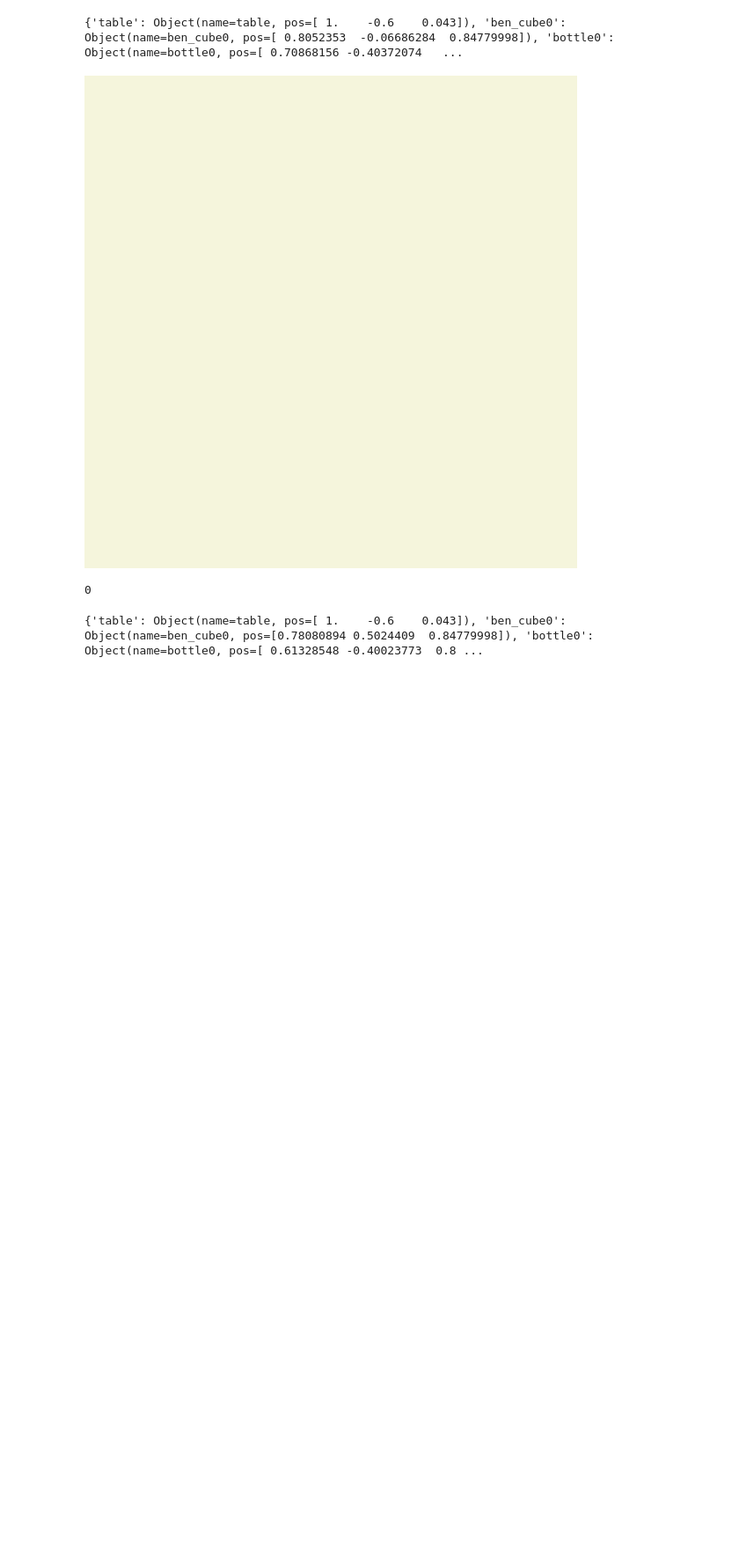
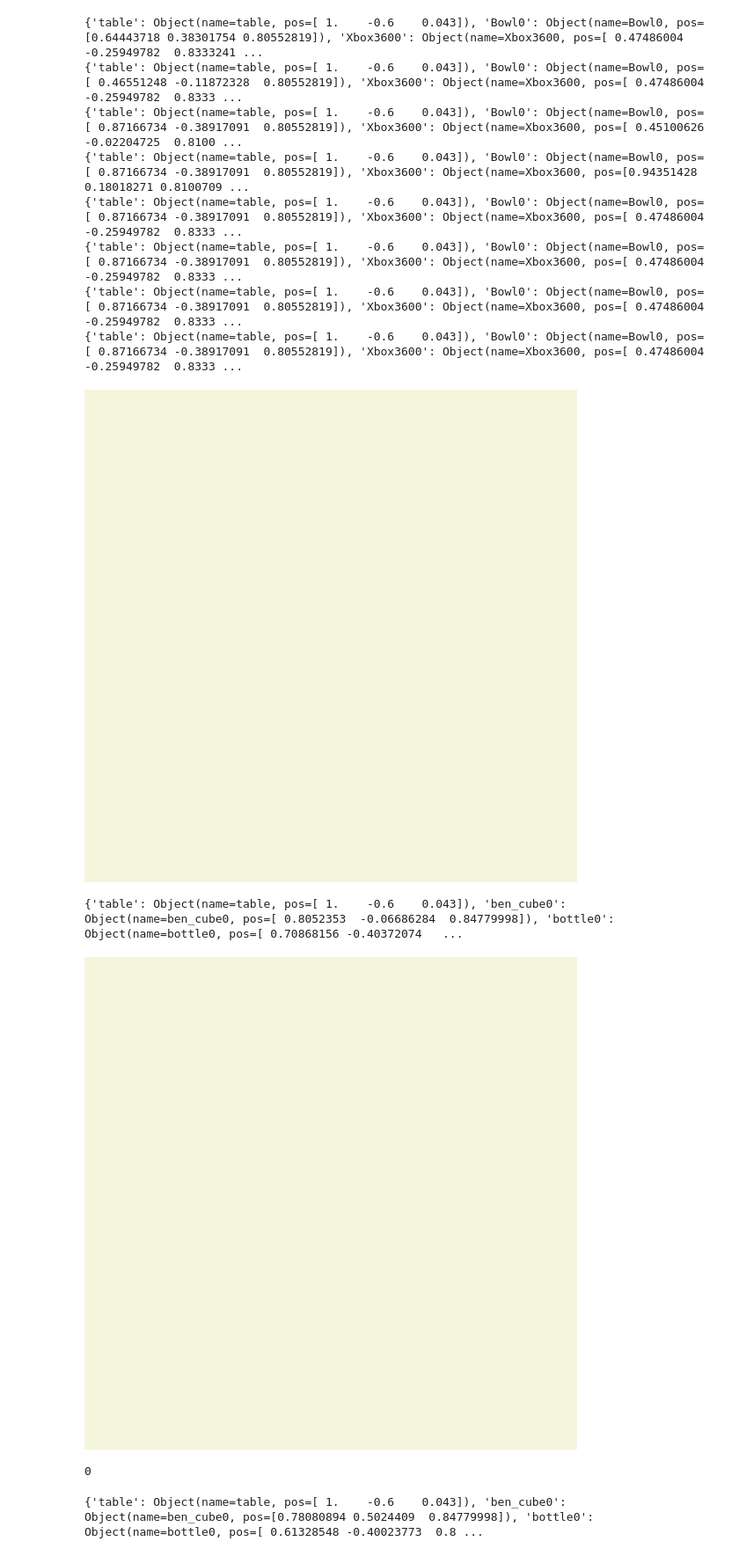
Before and after one commit to juju0111/contact_graspnet, a Jupyter notebook: contact_graspnet_study/Rearrangement_action_study/rearrngement_action_study.ipynb, the cells around one changed output. Shown at 88% size. Drawn from its saved outputs; the diff is of its cells as text; code cells hidden in the pictures; blank space fills up the shorter version.

```diff
--- a/contact_graspnet_study/Rearrangement_action_study/rearrngement_action_study.ipynb
+++ b/contact_graspnet_study/Rearrangement_action_study/rearrngement_action_study.ipynb
@@ -15,8 +15,8 @@ def make_scene_():
             "objects" : [
                         # "/home/juju/contact_graspnet/acronym/grasps/Candle_b94fcdffbd1befa57f5e345e9a3e5d44_0.012740999337464653.h5",
                         # "/home/juju/contact_graspnet/acronym/grasps/Canister_714320da4aafcb4a47be2353d2b2403b_0.00023318612778400807.h5",
-                        # "/home/juju/contact_graspnet/acronym/grasps/Bowl_2efc35a3625fa50961a9876fa6384765_0.012449533111417973.h5",
-                        # "/home/juju/contact_graspnet/acronym/grasps/Xbox360_435f39e98d2260f0d6e21b8525c3f8bb_0.002061950217848804.h5"
+                        "/home/juju/contact_graspnet/acronym/grasps/Bowl_95ac294f47fd7d87e0b49f27ced29e3_0.0008357974151618388.h5",
+                        "/home/juju/contact_graspnet/acronym/grasps/Xbox360_435f39e98d2260f0d6e21b8525c3f8bb_0.002061950217848804.h5"
                         ],
 
             "support" : "/home/juju/contact_graspnet/acronym/grasps/3Shelves_29b66fc9db2f1558e0e89fd83955713c_0.0025867867973150068.h5",
@@ -32,8 +32,8 @@ def make_scene_():
 
     args.objects.append('ben_cube.stl')
     args.objects.append('bottle.stl')
-    args.objects.append('bottle.stl')
-    args.objects.append('ben_cube.stl')
+#     args.objects.append('bottle.stl')
+#     args.objects.append('ben_cube.stl')
 
     obj_dict = {}
     object_meshes=[]
@@ -92,7 +93,7 @@ array([[ 0.99893903,  0.04605236,  0.        ,  0.78089313],
 # %%
 from copy import deepcopy
 
-actions = list(ArrangementAction.get_possible_actions_level_1())
+actions = list(ArrangementAction.get_possible_actions_level_1(scene_for_sample=rearrangement1.init_scene))
 for i in actions:
     print(i)
 # %% [output]
@@ -112,14 +117,23 @@ for i in actions:
 # %%
 from copy import deepcopy
 
-actions = list(ArrangementAction.get_possible_actions_level_1())
+actions = list(ArrangementAction.get_possible_actions_level_1(scene_for_sample=rearrangement1.init_scene))
 for i in actions:
-    for idx, transition_scene in enumerate(ArrangementAction.get_possible_transitions(scene=ArrangementAction.scene_mngr.scene, goal_location=i)):
-        print(i)
+    for idx, transition_scene in enumerate(ArrangementAction.get_possible_transitions(scene=ArrangementAction.scene_mngr.scene, action=i)):
         fig, ax = p_utils.init_3d_figure(name="Rearrangement 1")
         ArrangementAction.scene_mngr.render_scene(ax,transition_scene)
 
         ArrangementAction.scene_mngr.show()
+# %% [output]
+{'table': Object(name=table, pos=[ 1.    -0.6    0.043]), 'Bowl0': Object(name=Bowl0, pos=[0.64443718 0.38301754 0.80552819]), 'Xbox3600': Object(name=Xbox3600, pos=[ 0.47486004 -0.25949782  0.8333241 ...
+{'table': Object(name=table, pos=[ 1.    -0.6    0.043]), 'Bowl0': Object(name=Bowl0, pos=[ 0.46551248 -0.11872328  0.80552819]), 'Xbox3600': Object(name=Xbox3600, pos=[ 0.47486004 -0.25949782  0.8333 ...
+{'table': Object(name=table, pos=[ 1.    -0.6    0.043]), 'Bowl0': Object(name=Bowl0, pos=[ 0.87166734 -0.38917091  0.80552819]), 'Xbox3600': Object(name=Xbox3600, pos=[ 0.45100626 -0.02204725  0.8100 ...
+{'table': Object(name=table, pos=[ 1.    -0.6    0.043]), 'Bowl0': Object(name=Bowl0, pos=[ 0.87166734 -0.38917091  0.80552819]), 'Xbox3600': Object(name=Xbox3600, pos=[0.94351428 0.18018271 0.8100709 ...
+{'table': Object(name=table, pos=[ 1.    -0.6    0.043]), 'Bowl0': Object(name=Bowl0, pos=[ 0.87166734 -0.38917091  0.80552819]), 'Xbox3600': Object(name=Xbox3600, pos=[ 0.47486004 -0.25949782  0.8333 ...
+{'table': Object(name=table, pos=[ 1.    -0.6    0.043]), 'Bowl0': Object(name=Bowl0, pos=[ 0.87166734 -0.38917091  0.80552819]), 'Xbox3600': Object(name=Xbox3600, pos=[ 0.47486004 -0.25949782  0.8333 ...
+{'table': Object(name=table, pos=[ 1.    -0.6    0.043]), 'Bowl0': Object(name=Bowl0, pos=[ 0.87166734 -0.38917091  0.80552819]), 'Xbox3600': Object(name=Xbox3600, pos=[ 0.47486004 -0.25949782  0.8333 ...
+{'table': Object(name=table, pos=[ 1.    -0.6    0.043]), 'Bowl0': Object(name=Bowl0, pos=[ 0.87166734 -0.38917091  0.80552819]), 'Xbox3600': Object(name=Xbox3600, pos=[ 0.47486004 -0.25949782  0.8333 ...
+[figure, added]
 # %%
 transition_scene = ArrangementAction.get_possible_transitions(i)
 # %%
```
Also changed, not shown: parts of 22 cells of this notebook, 1 other file.
